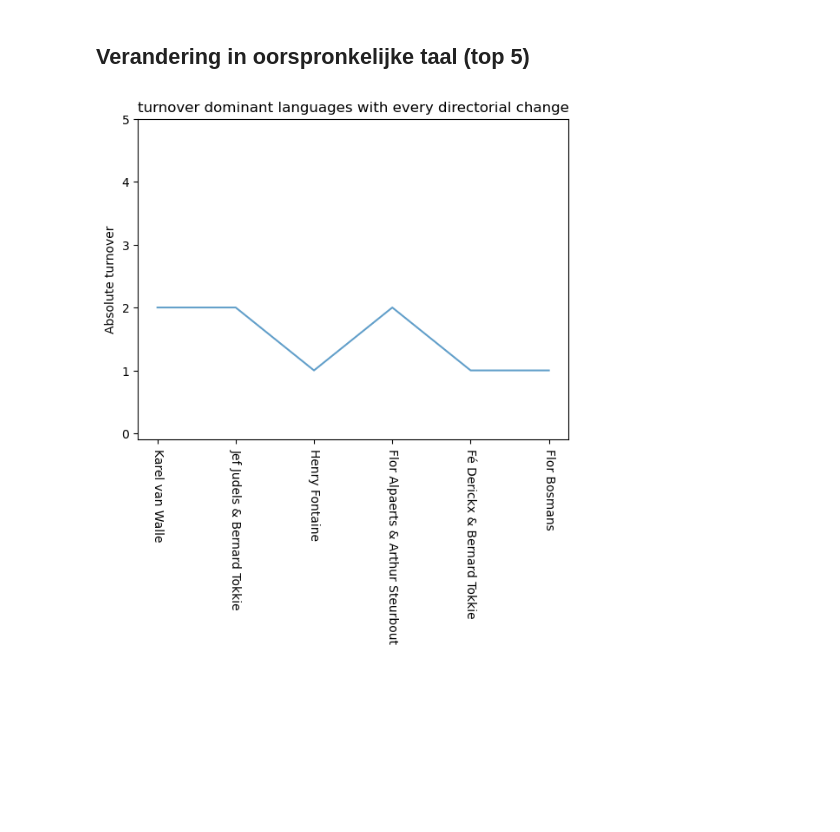
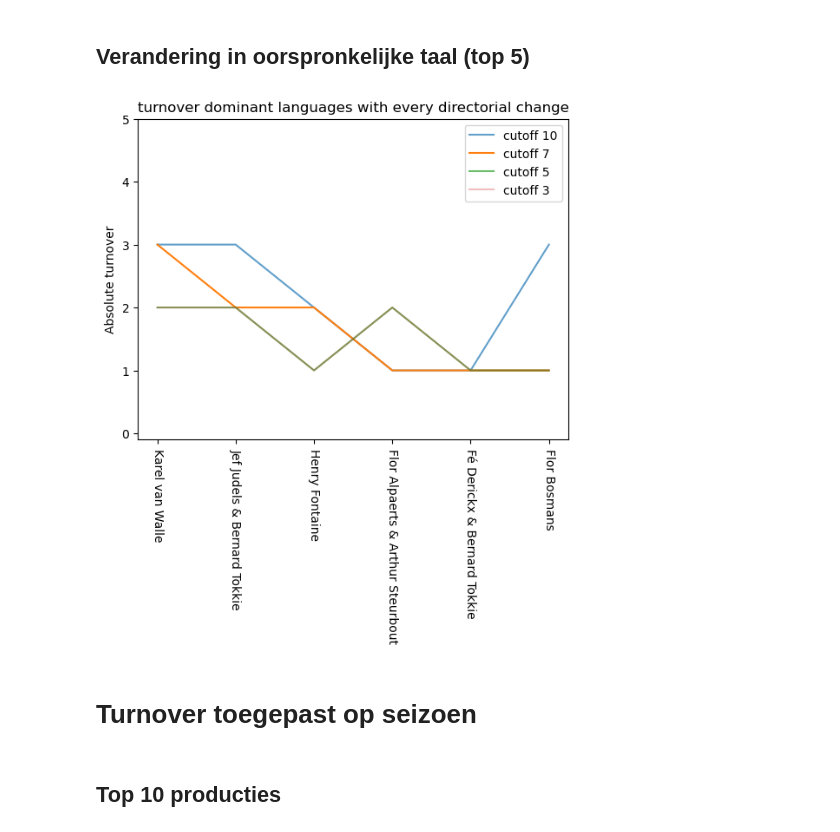
Before and after one commit to MonaDT/OPERA, a Jupyter notebook: notebooks/Turnover.ipynb, the cells around one changed output. Saved outputs shown, nothing was run; the diff lists cells and outputs as text; code cells hidden in the pictures; blank space fills up the shorter version.

```diff
--- a/notebooks/Turnover.ipynb
+++ b/notebooks/Turnover.ipynb
@@ -28,14 +28,15 @@ def df2ranking(df, rank_col='Directie', cutoff=10):
     df = df.reset_index()
     return df['Genormaliseerde titel'][:cutoff] #Genormaliseerde titel
 # %%
-productie_ranks = []
-for directie in df.index.unique():
-    directie_df = df.loc[directie]
-    ranking = df2ranking(directie_df)
-    ranking.name = directie
-    productie_ranks.append(ranking)
+def get_ranks(df, cutoff):
+    ranks = []
+    for col in df.index.unique():
+        index_df = df.loc[col]
+        ranking = df2ranking(index_df, cutoff=cutoff)
+        ranking.name = col
+        ranks.append(ranking)
 
-productie_ranks = pd.DataFrame(productie_ranks)
+    return pd.DataFrame(ranks)
 # %%
 def turnover(df):
     """Compute the 'turnover' for popularity rankings."""
@@ -86,26 +103,37 @@ ax.set_ylabel("Absolute turnover");
 # %%
 def df2ranking(df, rank_col='Directie', cutoff=5):
     """Transform a data frame into a popularity index."""
     df = df.sort_values(by=rank_col, ascending=False)
     df = df.reset_index()
     return df['Oorspronkelijke taal'][:cutoff]
 
-taal_ranks = []
-for directie in df.index.unique():
-    directie_df = df.loc[directie]
-    ranking = df2ranking(directie_df)
-    ranking.name = directie
-    taal_ranks.append(ranking)
+directie_10 = get_ranks(df, 10)
+directie_5 =  get_ranks(df, 5)
+directie_7 = get_ranks(df, 7)
+directie_3 = get_ranks(df, 3)
 
-taal_ranks = pd.DataFrame(taal_ranks)
 
-taal = turnover(taal_ranks)
+directie_10 = turnover(directie_10)
+directie_5 = turnover(directie_5)
+directie_7 = turnover(directie_7)
+directie_3 = turnover(directie_3)
 
-ax = taal.plot(
+ax = directie_10.plot(
     style='-', ylim=(-0.1, 5), alpha=0.7,
     title='turnover dominant languages with every directorial change'
 )
+
+directie_7.plot()
+directie_5.plot(alpha = 0.7)
+directie_3.plot(alpha = 0.3)
+
+plt.legend(['cutoff 10','cutoff 7','cutoff 5', 'cutoff 3'])
+
 plt.xticks(rotation=270)
 ax.set_ylabel("Absolute turnover");
 # %% [output]
-[figure, old version]
+[figure, new version]
+# %% [markdown]
+# Turnover toegepast op seizoen
+# %% [markdown]
+## Top 10 producties
```
Also changed, not shown: parts of 10 cells of this notebook, 2 other files.
